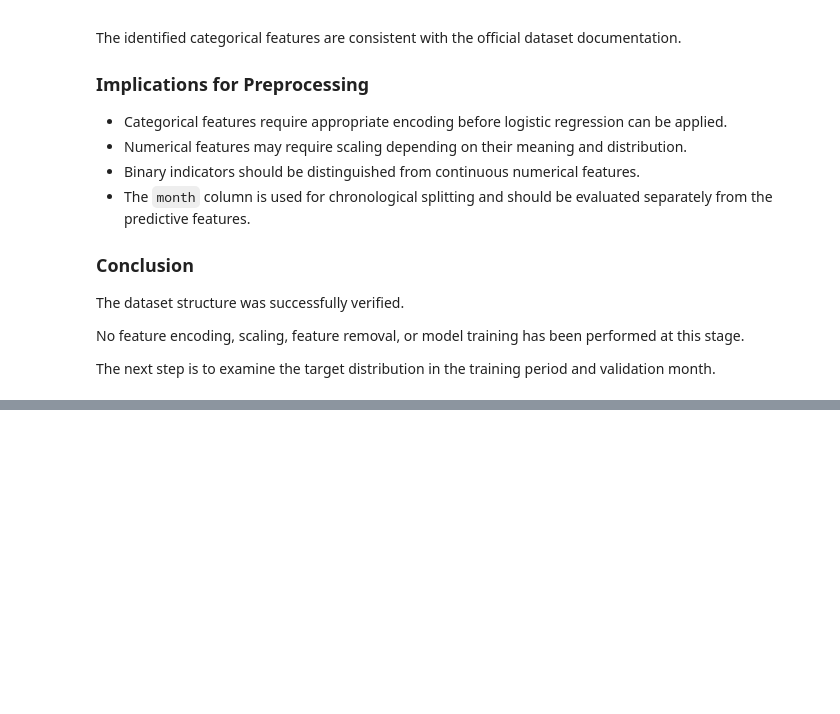
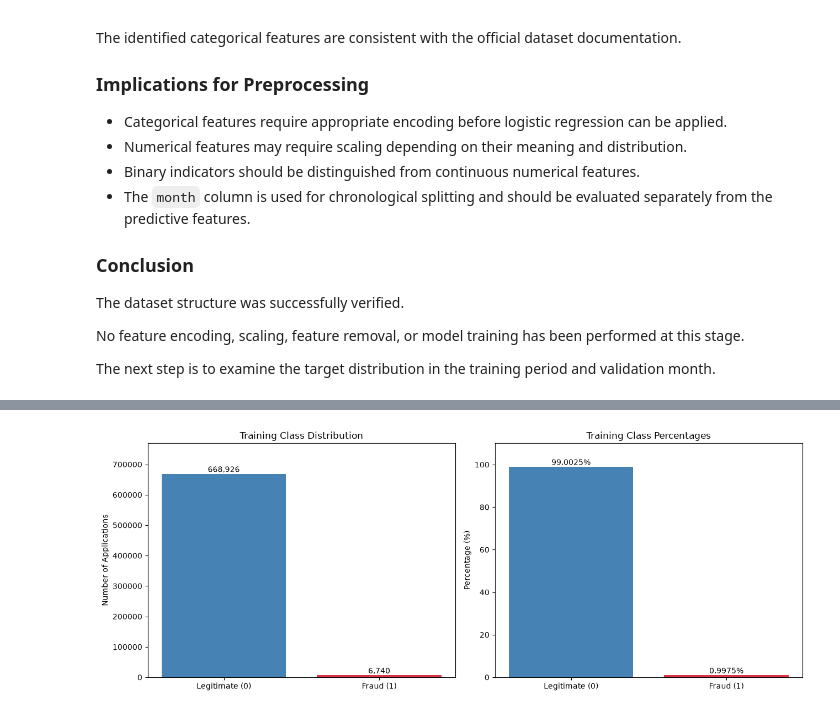
Before and after one commit to fidaaarrabi/ml-project-bank-fraud-detection, a Jupyter notebook: notebooks/01_stage1_dataset_study.ipynb, the cells around one changed output, grey strips where cells are left out. Saved outputs shown, nothing was run; the diff lists cells and outputs as text; code cells hidden in the pictures; blank space fills up the shorter version.

```diff
--- a/notebooks/01_stage1_dataset_study.ipynb
+++ b/notebooks/01_stage1_dataset_study.ipynb
@@ -408,0 +539,57 @@ in the training period and validation month.
+# %%
+
+# =====================================================
+# 5.3 Class Distribution Visualization
+# =====================================================
+
+import matplotlib.pyplot as plt
+
+labels = ["Legitimate (0)", "Fraud (1)"]
+
+counts = [legitimate_count, fraud_count]
+
+percentages = [
+    legitimate_percentage,
+    fraud_percentage
+]
+
+colors = ["#4682B4", "#DC3545"]
+
+fig, axes = plt.subplots(1, 2, figsize=(13, 5))
+
+# Plot absolute class counts
+bars = axes[0].bar(labels, counts, color=colors)
+
+axes[0].set_title("Training Class Distribution")
+axes[0].set_ylabel("Number of Applications")
+axes[0].set_ylim(0, max(counts) * 1.15)
+
+for bar, count in zip(bars, counts):
+    axes[0].text(
+        bar.get_x() + bar.get_width() / 2,
+        bar.get_height(),
+        f"{count:,}",
+        ha="center",
+        va="bottom"
+    )
+
+# Plot relative class frequencies
+bars = axes[1].bar(labels, percentages, color=colors)
+
+axes[1].set_title("Training Class Percentages")
+axes[1].set_ylabel("Percentage (%)")
+axes[1].set_ylim(0, 110)
+
+for bar, percentage in zip(bars, percentages):
+    axes[1].text(
+        bar.get_x() + bar.get_width() / 2,
+        bar.get_height(),
+        f"{percentage:.4f}%",
+        ha="center",
+        va="bottom"
+    )
+
+plt.tight_layout()
+plt.show()
+# %% [output]
+[figure, added]
```
Also changed, not shown: parts of 8 cells of this notebook.
